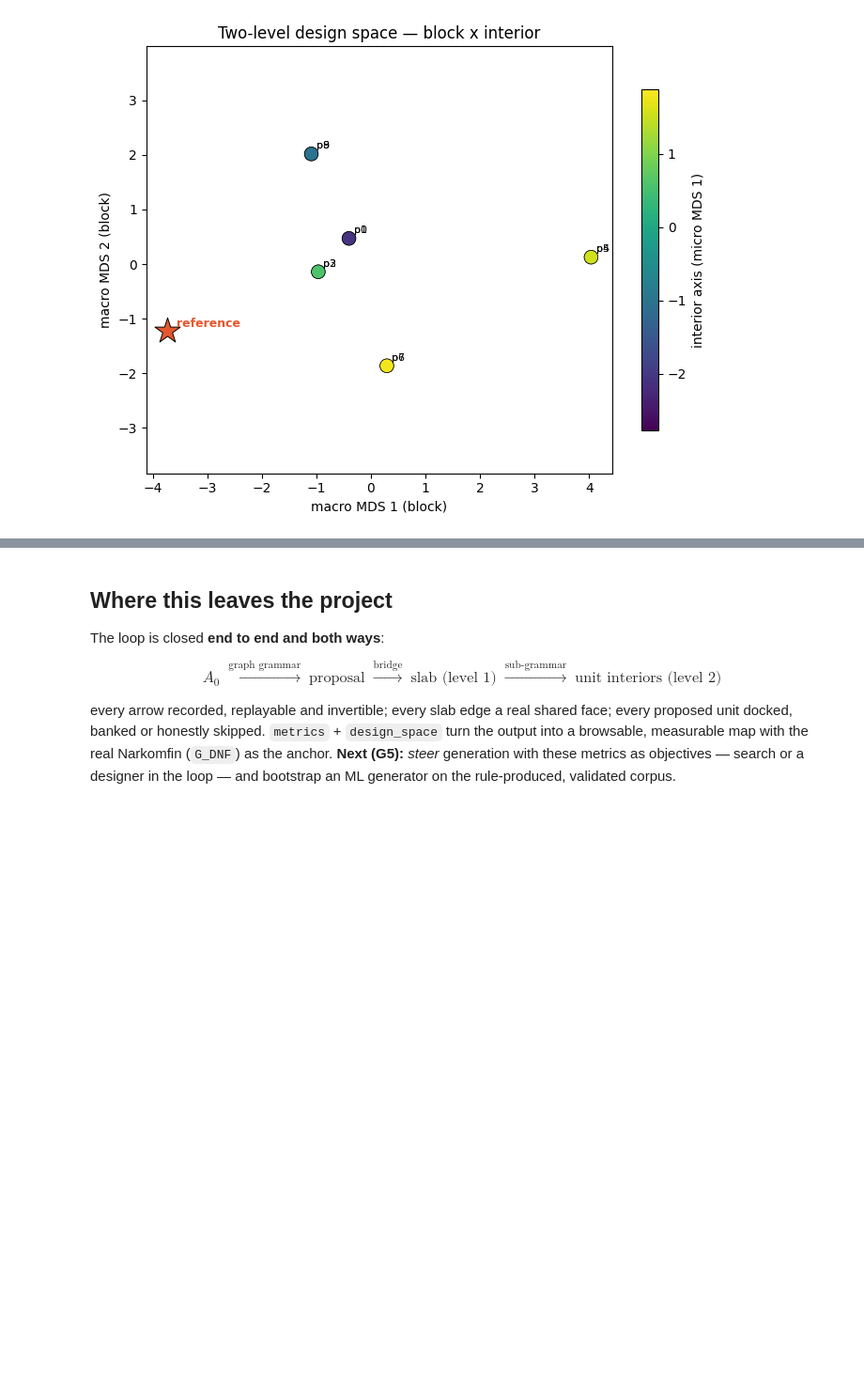
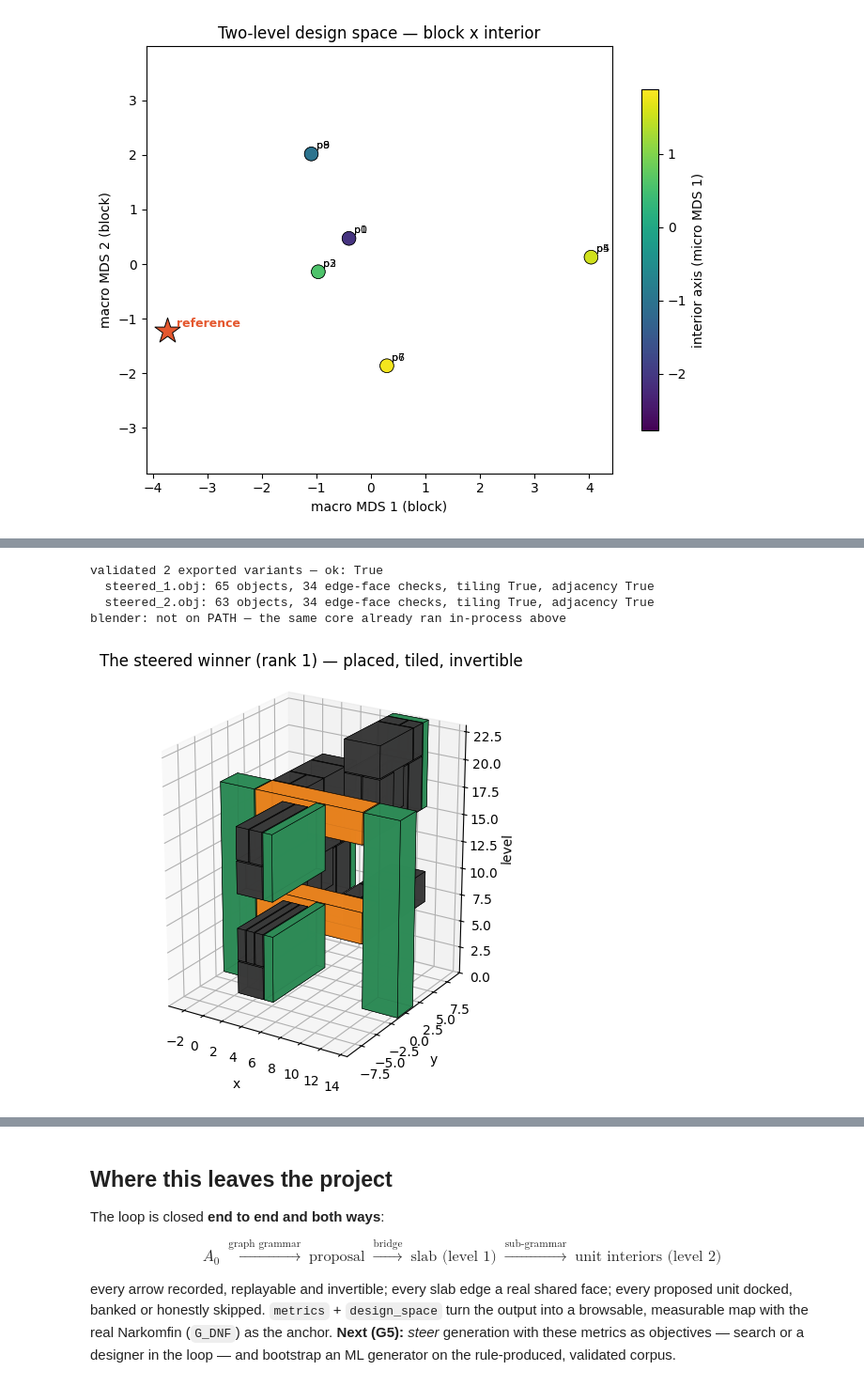
Before and after one commit to arlav/graphtope, a Jupyter notebook: notebooks/01_graphtope.ipynb, the cells around one changed output, grey strips where cells are left out. Shown at 94% size. Cells and saved outputs as stored; diff of their text form; code cells hidden in the pictures; blank space fills up the shorter version.

```diff
--- a/notebooks/01_graphtope.ipynb
+++ b/notebooks/01_graphtope.ipynb
@@ -1561,0 +1567,19 @@ over both levels (G5).
+# %%
+from graphtope import steer, validate_io
+
+slab8 = nf.derive_slab_from_patterns(["KFB", "BFK"])     # cross-family stacks
+top8, pool8 = steer.steer(slab8, steer.DEFAULT_OBJECTIVES, candidates=6, seed=0)
+print(f"pool: {len(pool8)} accepted, {len(steer.last_rejected)} rejected "
+      f"(unrealisable — honest, never scored)\n")
+print("  rank  score   daylight  wet-stack  wet-core  type-mix  compact.")
+for s in top8:
+    v = s.values
+    print(f"  {s.rank:>4}  {s.score:>6.2f}  {v['daylight_ratio']:>8.1%}  "
+          f"{v['wet_stacking']:>9.0f}  {v['wet_core_compactness']:>8.2f}  "
+          f"{v['interior_type_mix']:>8.1f}  {v['compactness']:>7.3f}")
+import statistics as st
+print(f"\n  pool mean wet-stacking: "
+      f"{st.mean(p.values['wet_stacking'] for p in pool8):.2f}  <- independent "
+      f"sampling violates; the steered picks never do")
+assert all(s.values['wet_stacking'] == 0 for s in top8)
+assert steer.replay(slab8, top8[0])                # the plan re-derives the winner
@@ -1561,0 +1595,36 @@ over both levels (G5).
+# %%
+# export the steered set + validate over the files (the pytest gate, in-process)
+import os
+os.makedirs("exports/steered", exist_ok=True)
+paths = []
+for s in top8[:2]:
+    p = f"exports/steered/steered_{s.rank}.obj"
+    exchange.to_obj(s.variant.graph, p, boxes=interior_geom.boxes(s.variant.graph))
+    paths.append(p)
+report8 = validate_io.validate_directory("exports/steered")
+print(f"validated {report8['variants']} exported variants — ok: {report8['ok']}")
+for name, r in report8["reports"].items():
+    print(f"  {name}: {r['objects']} objects, {r['edges_checked']} edge-face "
+          f"checks, tiling {r['tiling_ok']}, adjacency {r['adjacency_ok']}")
+
+# …and under Blender headless, when a binary exists (the Jupyter<->Blender hand-off)
+import shutil, subprocess
+if shutil.which("blender"):
+    res = subprocess.run(["blender", "--background", "--python",
+                          "blender/validate_variants.py", "--", "exports/steered"],
+                         capture_output=True, text=True, timeout=900)
+    print("blender headless:", "ok" if res.returncode == 0 else "FAILED")
+else:
+    print("blender: not on PATH — the same core already ran in-process above")
+
+fig = plt.figure(figsize=(9, 5.5))
+ax = fig.add_subplot(111, projection="3d")
+topoview.draw_massing(top8[0].variant.graph, boxes=interior_geom.boxes(top8[0].variant.graph), ax=ax)
+ax.set_title(f"The steered winner (rank 1) — placed, tiled, invertible")
+None
+# %% [output]
+validated 2 exported variants — ok: True
+  steered_1.obj: 65 objects, 34 edge-face checks, tiling True, adjacency True
+  steered_2.obj: 63 objects, 34 edge-face checks, tiling True, adjacency True
+blender: not on PATH — the same core already ran in-process above
+[figure, added]
```
Also changed, not shown: parts of 10 cells of this notebook, 33 other files.
